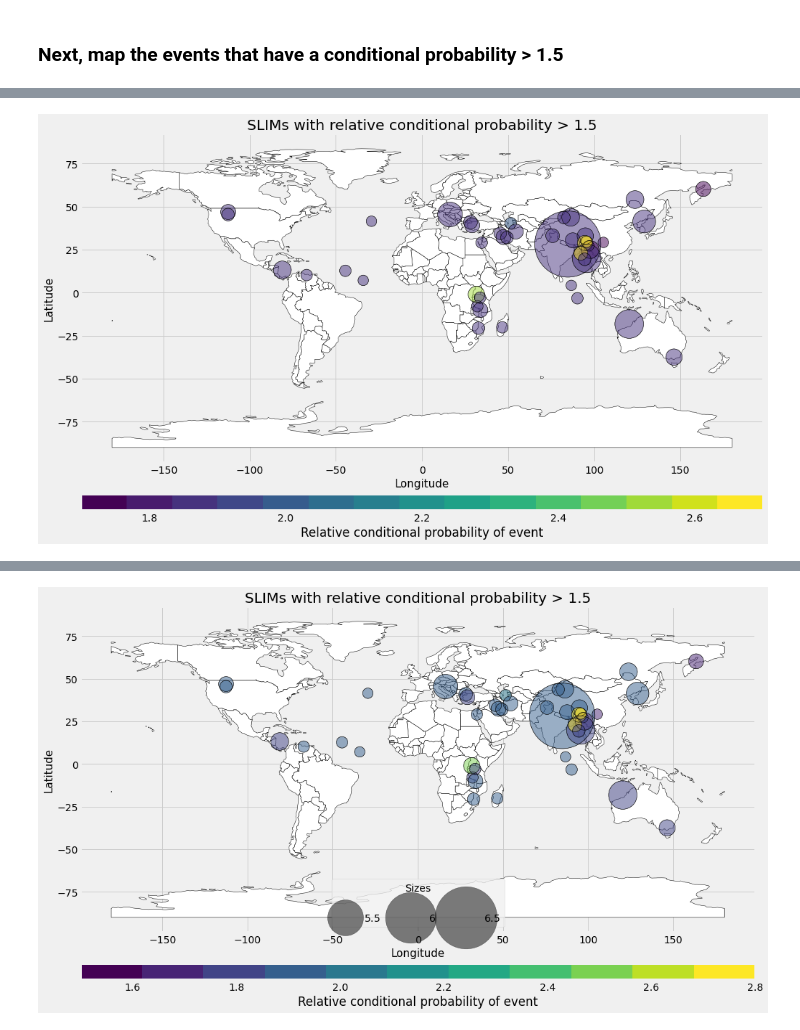
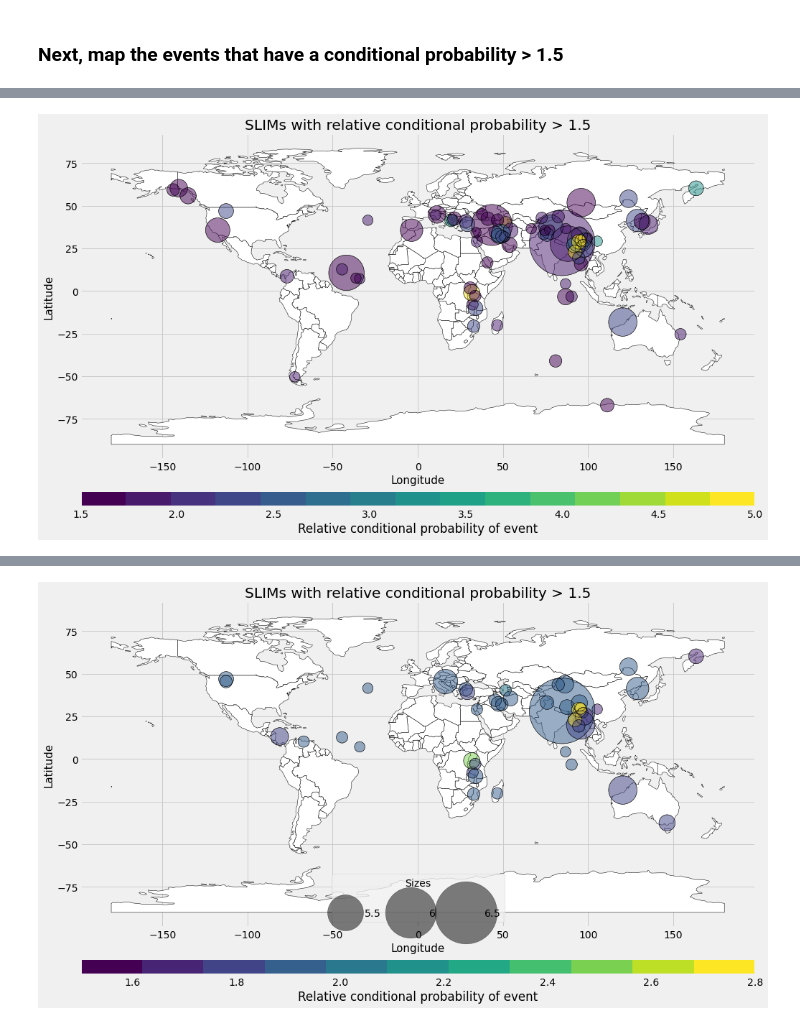
Before and after one commit to amandasyamsul/SLIQ, a Jupyter notebook: full-surface-load-mainshocks.ipynb, the cells around one changed output, grey strips where cells are left out. Drawn from its saved outputs; the diff is of its cells as text; code cells hidden in the pictures.

```diff
--- a/full-surface-load-mainshocks.ipynb
+++ b/full-surface-load-mainshocks.ipynb
@@ -177,7 +183,7 @@ fig.tight_layout()
 # %%
 conditional_probability = loadquakes.get_cond_probability(
                             np.array(ds['lwe_thickness'].data.flatten()),
-                            np.array(mainshock.dmass), np.array(mainshock.dmass))
+                            np.array(mainshock.dmass), np.array(mainshock.dmass), 'fd')
 mainshock['cp'] = conditional_probability
 fig,ax=plt.subplots()
 plt.hist(np.array(mainshock['cp']),11)
@@ -258,33 +283,33 @@ from mpl_toolkits.axes_grid1 import make_axes_locatable
 import matplotlib.cm as cm
 
 events_highcp = mainshock[mainshock['cp']>1.5]
 
 def probability_map_cb(events,color,label):
 
     gdf = gpd.GeoDataFrame(events,
                            geometry=gpd.points_from_xy(events.longitude,
                                                        events.latitude))
     world = gpd.read_file(gpd.datasets.get_path('naturalearth_lowres'))
     ax = world.plot(color='white', edgecolor='black', figsize=(15,10))
     divider = make_axes_locatable(ax)
     cax = divider.append_axes("bottom", size="5%", pad=0.6)
     cmap = cm.get_cmap('viridis', 15)    # 11 discrete colors
     gdf.plot(ax=ax,cax=cax,alpha=0.5,column=color,cmap=cmap,legend=True,
              edgecolor='k',
              markersize = 1e-5*(events.magnitude)**10,
              legend_kwds={'label': "Relative conditional probability of event",
                             'orientation': "horizontal"},
-            vmax=2.7,
-            vmin=1.7)
+            vmax=5,
+            vmin=1.5)
     gdf.plot(ax=ax,facecolor="None",
          edgecolor='k',
          markersize = 1e-5*(events.magnitude)**10)
     ax.set_xlabel('Longitude', fontsize = 15)
     ax.set_ylabel("Latitude", fontsize = 15)
     ax.set_title(label)
     plt.show()
 
 probability_map_cb(events_highcp,events_highcp.cp,
                 'SLIMs with relative conditional probability > 1.5')
 # %% [output]
-[figure, old version]
+[figure, new version]
```
Also changed, not shown: parts of 17 cells of this notebook, 1 other file.
